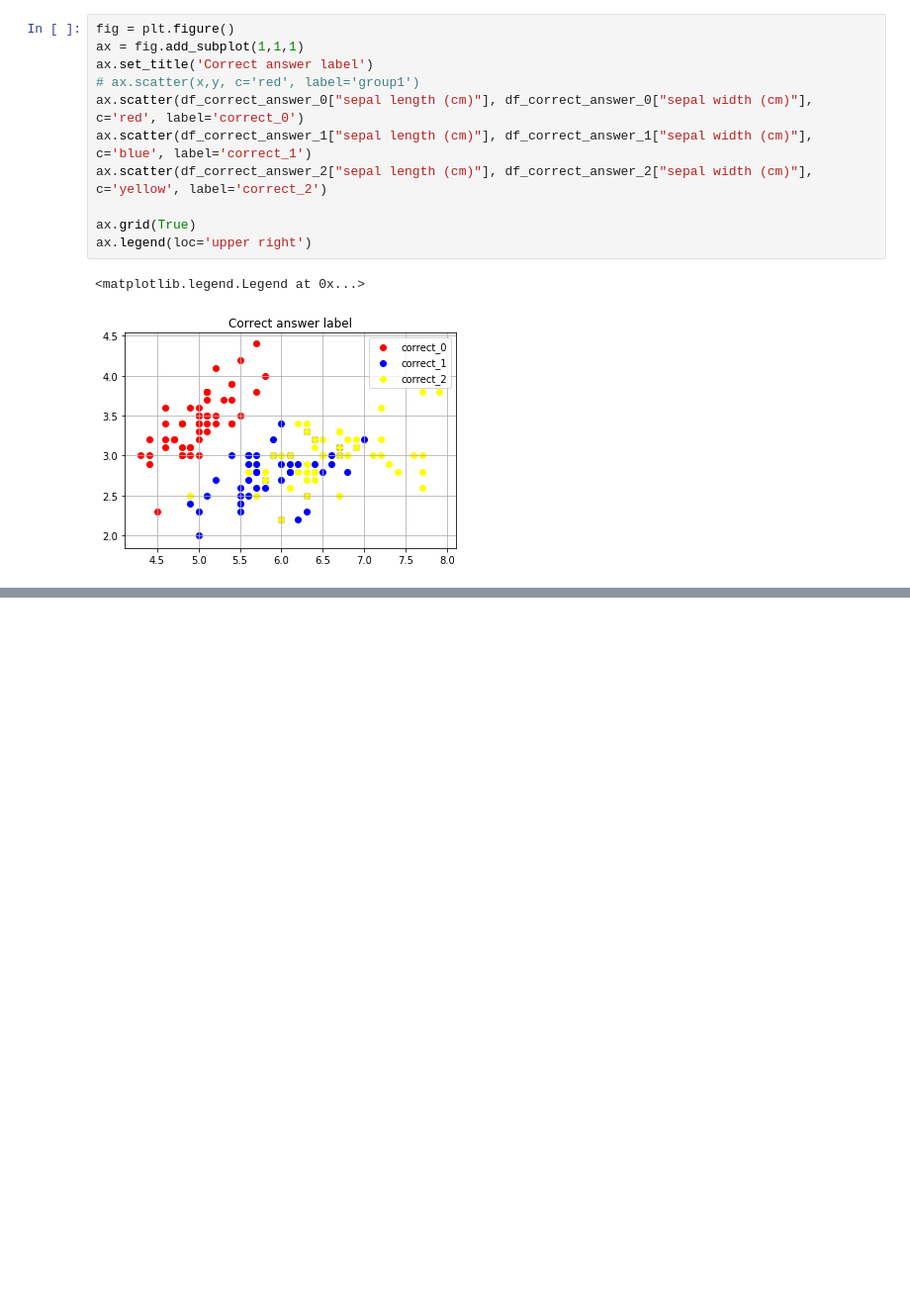
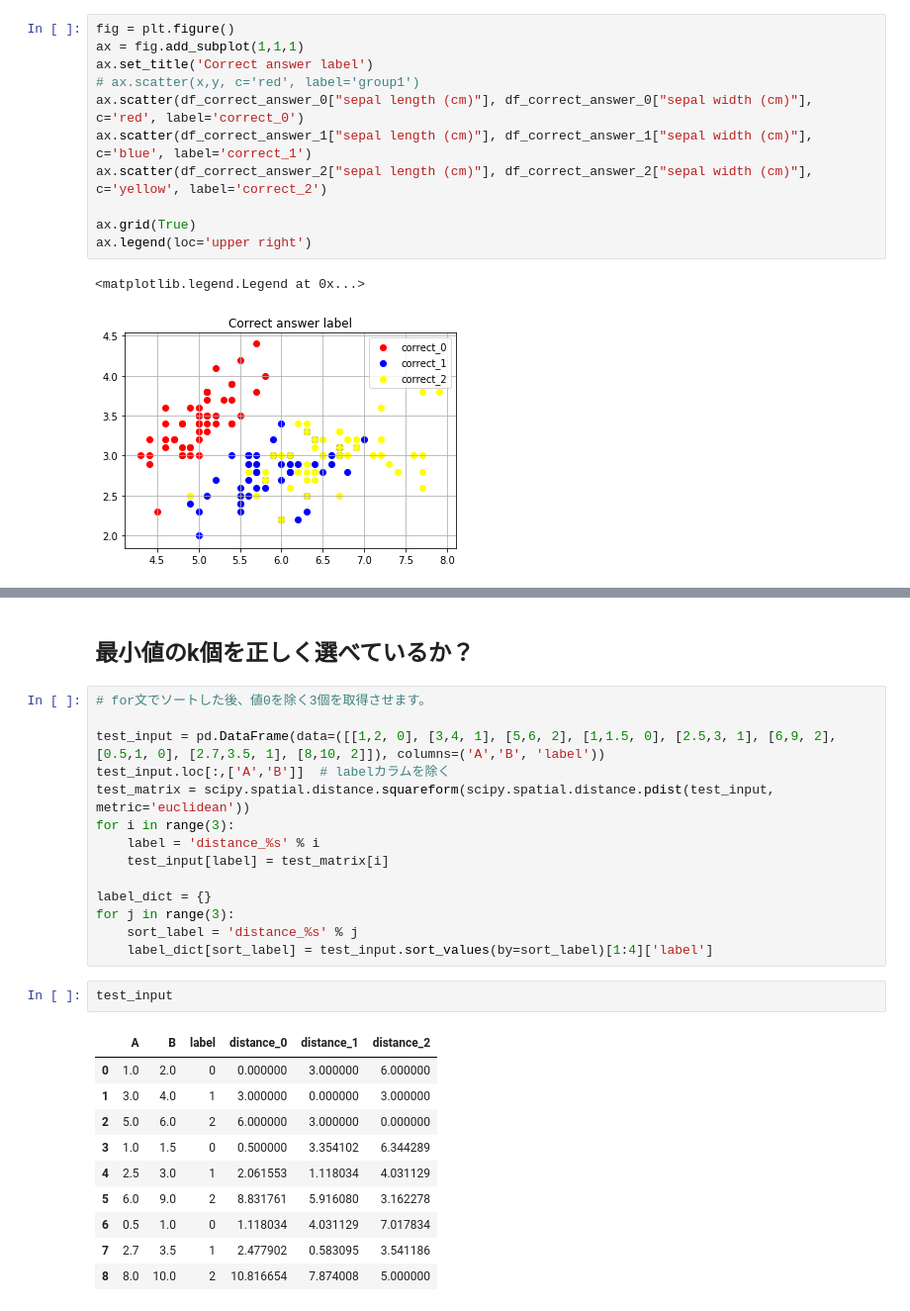
Before and after one commit to mpsamurai/ml-101-exercises, a Jupyter notebook: 02_kNN/teraoka/k-nearest_neighbors.ipynb, the cells around one changed output, grey strips where cells are left out. Shown: that part at 99% size. Saved outputs shown, nothing was run; the diff lists cells and outputs as text; blank space fills up the shorter version.

```diff
--- a/02_kNN/teraoka/k-nearest_neighbors.ipynb
+++ b/02_kNN/teraoka/k-nearest_neighbors.ipynb
@@ -249,0 +277,29 @@ ax.legend(loc='upper right')
+# %% [markdown]
+## 最小値のk個を正しく選べているか？
+# %%
+# for文でソートした後、値0を除く3個を取得させます。
+
+test_input = pd.DataFrame(data=([[1,2, 0], [3,4, 1], [5,6, 2], [1,1.5, 0], [2.5,3, 1], [6,9, 2], [0.5,1, 0], [2.7,3.5, 1], [8,10, 2]]), columns=('A','B', 'label'))
+test_input.loc[:,['A','B']]  # labelカラムを除く
+test_matrix = scipy.spatial.distance.squareform(scipy.spatial.distance.pdist(test_input, metric='euclidean'))
+for i in range(3):
+    label = 'distance_%s' % i
+    test_input[label] = test_matrix[i]
+
+label_dict = {}
+for j in range(3):
+    sort_label = 'distance_%s' % j
+    label_dict[sort_label] = test_input.sort_values(by=sort_label)[1:4]['label']
+# %%
+test_input
+# %% [output]
+|  | A | B | label | distance_0 | distance_1 | distance_2 |
+| 0 | 1.0 | 2.0 | 0 | 0.000000 | 3.000000 | 6.000000 |
+| 1 | 3.0 | 4.0 | 1 | 3.000000 | 0.000000 | 3.000000 |
+| 2 | 5.0 | 6.0 | 2 | 6.000000 | 3.000000 | 0.000000 |
+| 3 | 1.0 | 1.5 | 0 | 0.500000 | 3.354102 | 6.344289 |
+| 4 | 2.5 | 3.0 | 1 | 2.061553 | 1.118034 | 4.031129 |
+| 5 | 6.0 | 9.0 | 2 | 8.831761 | 5.916080 | 3.162278 |
+| 6 | 0.5 | 1.0 | 0 | 1.118034 | 4.031129 | 7.017834 |
+| 7 | 2.7 | 3.5 | 1 | 2.477902 | 0.583095 | 3.541186 |
+| 8 | 8.0 | 10.0 | 2 | 10.816654 | 7.874008 | 5.000000 |
```
Also changed, not shown: parts of 15 cells of this notebook.
